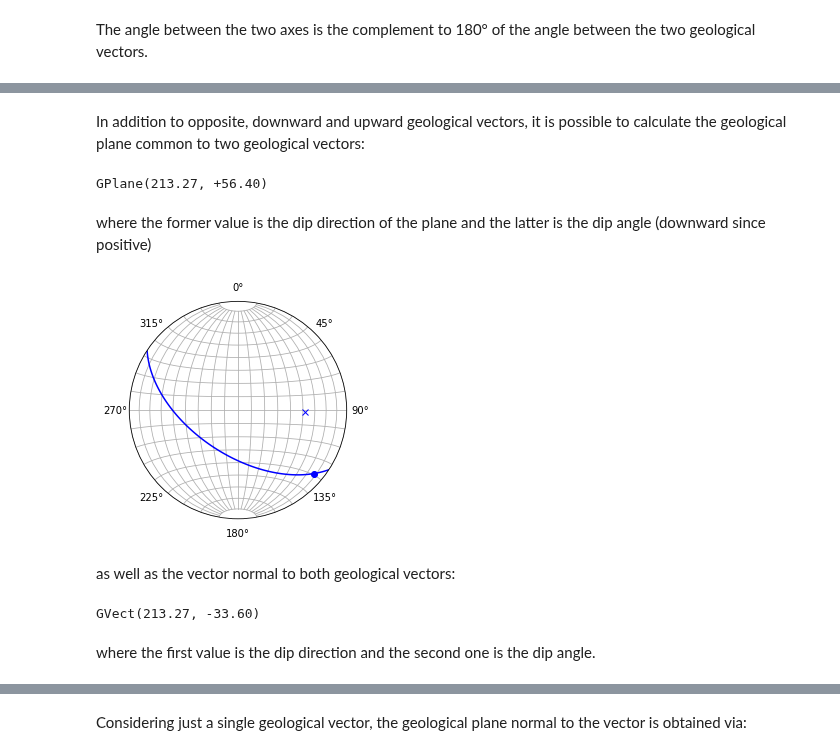
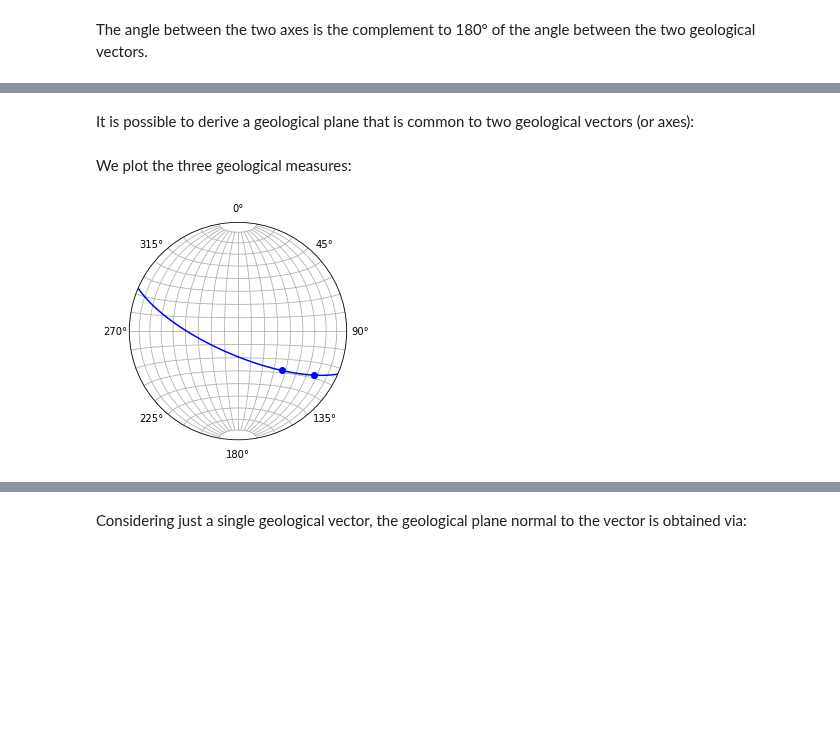
Before and after one commit to mauroalberti/gsf, a Jupyter notebook: notebooks/pygsf 1 - geometry.ipynb, the cells around one changed output, grey strips where cells are left out. Saved outputs shown, nothing was run; the diff lists cells and outputs as text; code cells hidden in the pictures; blank space fills up the shorter version.

```diff
--- a/notebooks/pygsf 1 - geometry.ipynb
+++ b/notebooks/pygsf 1 - geometry.ipynb
@@ -229,6 +238,5 @@ We can create a geological axis given trend and plunge values, or convert from g
 # %%
-ga1 = GAxis(219, 24)  # creating a geological axis given trend and plunge
-gv2 = GVect(92, -38)  # creating a geological vector
+ga1 = GAxis(130, 10)  # creating a geological axis given trend and plunge (sam e as previous gv1)
 ga2 = gv2.as_axis()  # converting the geological vector to a geological axis
 # %%
 print(ga1, ga2)
@@ -297,16 +305,10 @@ The angle between the two axes is the complement to 180° of the angle between t
 # %% [markdown]
-In addition to opposite, downward and upward geological vectors, it is possible to calculate the geological plane common to two geological vectors:
+It is possible to derive a geological plane that is common to two geological vectors (or axes):
 # %%
-gplane = gv1.common_plane(gv2)  # geological plane common to two geological vectors (gv1 and gv2)
+gplane = gv2.common_plane(gv3)  # geological plane common to two geological vectors
-# %%
-print(gplane)
-# %% [output]
-GPlane(213.27, +56.40)
-# %% [markdown]
-where the former value is the dip direction of the plane and the latter is the dip angle (downward since positive)
+# %% [markdown]
+We plot the three geological measures:
 # %%
-splot([gv1, gv2, gplane])
+splot([gv2, gv3, gplane], force="lower")
 # %% [output]
-[figure, old version]
+[figure, new version]
-# %% [markdown]
-as well as the vector normal to both geological vectors:
@@ -315,6 +314,0 @@ ngv = gv1.normal_gvect(gv2)  # geological vector normal to gv1 and gv2 geologica
-# %%
-print(ngv)
-# %% [output]
-GVect(213.27, -33.60)
-# %% [markdown]
-where the first value is the dip direction and the second one is the dip angle.
```
Also changed, not shown: parts of 77 cells of this notebook, 1 other file.
